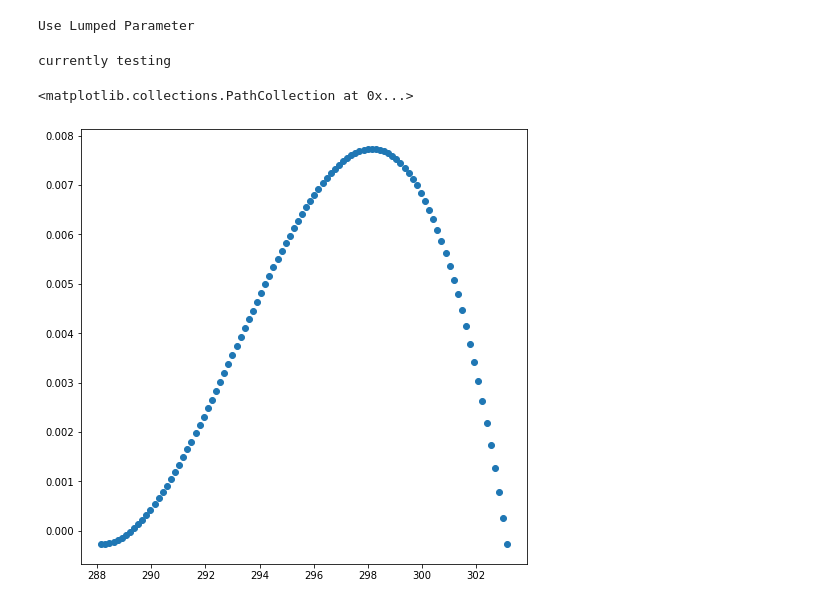
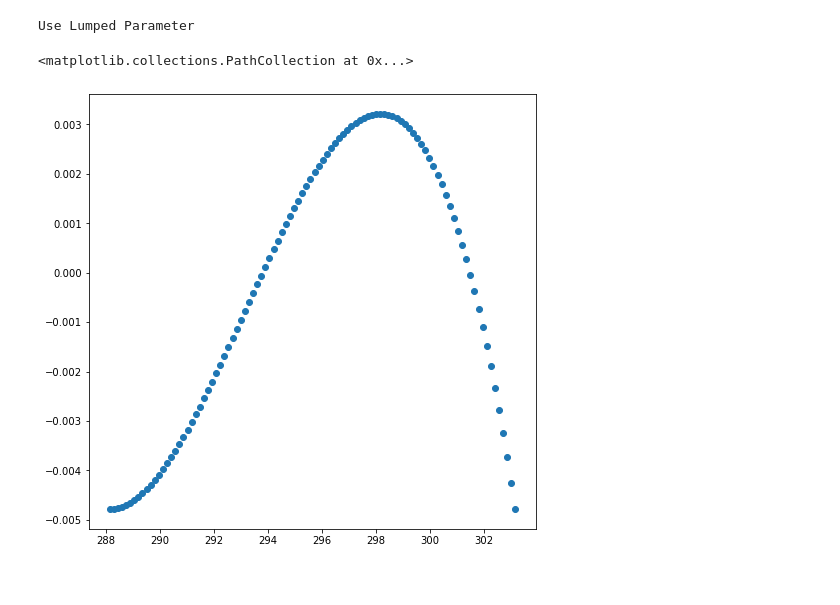
Before and after one commit to loganrower/BEE322_Thermo, a Jupyter notebook: HW5/HW5.ipynb, the cells around one changed output. Cells and saved outputs as stored; diff of their text form; code cells hidden in the pictures.

```diff
--- a/HW5/HW5.ipynb
+++ b/HW5/HW5.ipynb
@@ -108,29 +105,26 @@ Use Lumped Parameter
 # %%
 ### Q is the heat generation for reaction term...
 # Referenced the prior temp of T
 tarray = np.linspace(Tmin,Tmax,100)
 # Called the function QofT
-## DT/dt =
+dT_dt = np.empty(len(tarray))
 
 for temperature in np.arange(len(tarray)):
-    if temperature == 0:
-            DT_dt = (-h*Area/(mass*c_p))*(tarray-) + QofT(tarray)
-    dT_dt = (-h*Area/(mass*c_p))*(tarray-) + QofT(tarray)
+    dT_dt = (-h*Area/(mass*c_p))*(tarray[temperature]-Twater) + QofT(tarray)
 # the plotted
 fig = plt.figure()
 fig.set_size_inches(8,8)
 ax5b = plt.subplot(1,1,1)
 
 ax5b.scatter(tarray, dT_dt)
 
 
 ### SHOULD BE A BUMP....ero line is high up on DT/dt crosses through three points..
 ####### intersections with 0 are steady states...
 #######
 ### ODEINT DPhase diagrams of ODES/...
 # %% [output]
-currently testing
+<matplotlib.collections.PathCollection at 0x...>
-<matplotlib.collections.PathCollection at 0x...>
-[figure, old version]
+[figure, new version]
 # %%
 # Since this problem is steady this implies that dT/dt is zero and thus it will be a constant change in temperature..
```
Also changed, not shown: parts of 1 cell of this notebook.
